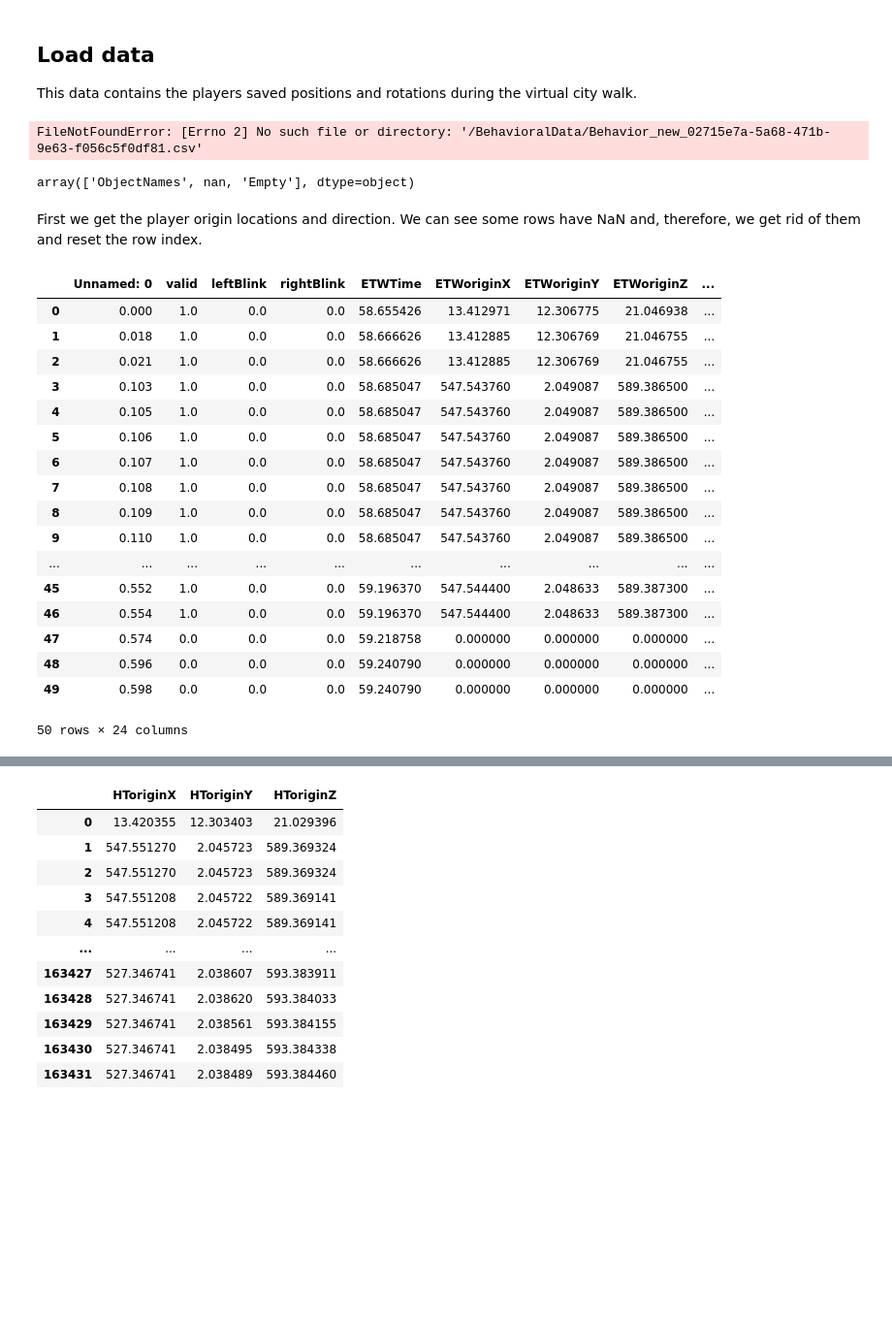
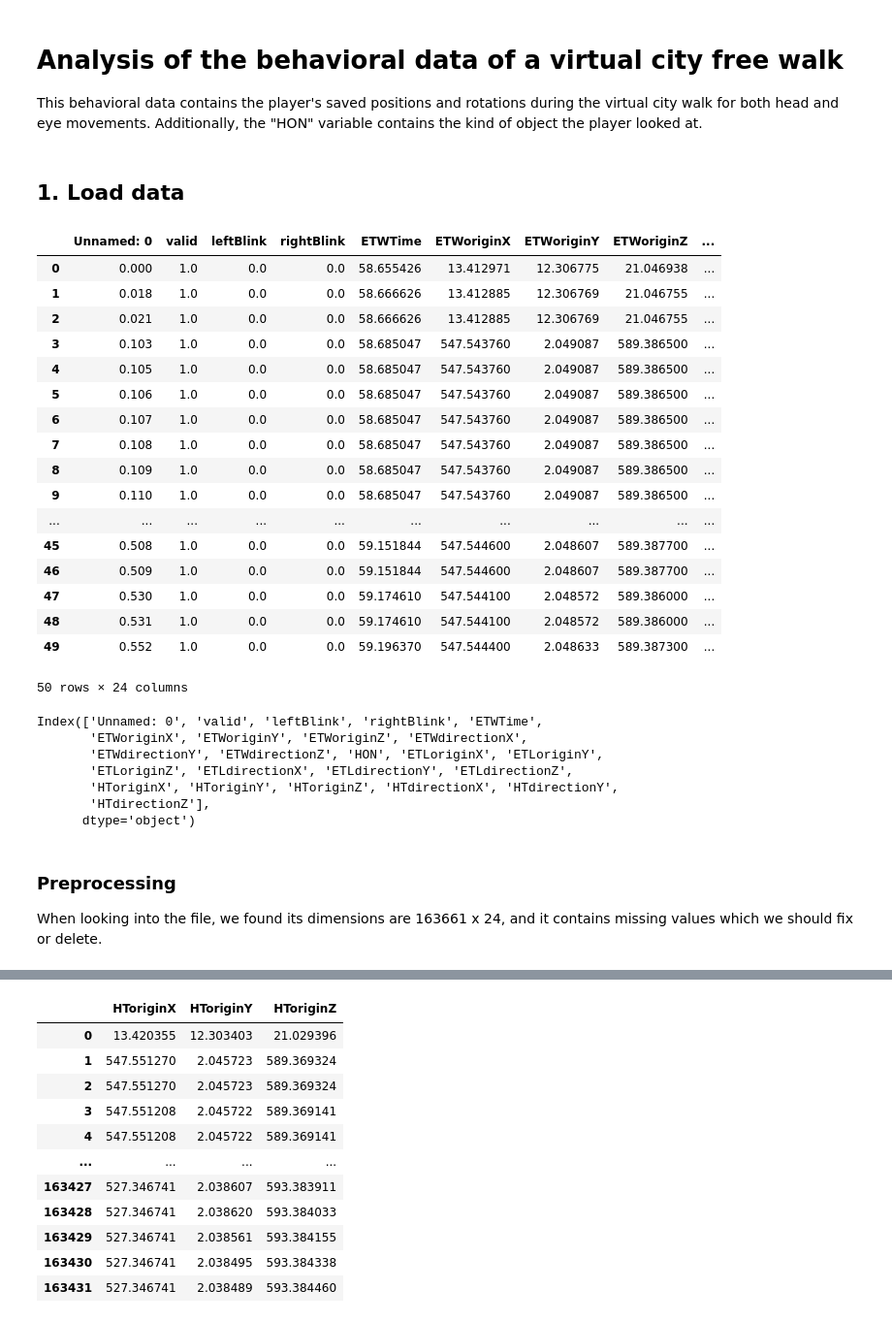
Before and after one commit to JohnMadrid/VillageBehavioralWalk, a Jupyter notebook: positions_filtering.ipynb, the cells around one changed output, grey strips where cells are left out. Shown at 97% size. Cells and saved outputs as stored; diff of their text form; code cells hidden in the pictures; blank space fills up the shorter version.

Commit message:
Behavioral preprocessing

```diff
--- a/positions_filtering.ipynb
+++ b/positions_filtering.ipynb
@@ -1,46 +1,45 @@
 # %% [markdown]
-## Load data
-This data contains the players saved positions and rotations during the virtual city walk.
+# Analysis of the behavioral data of a virtual city free walk
+This behavioral data contains the player's saved positions and rotations during the virtual city walk for both head and eye movements. Additionally, the "HON" variable contains the kind of object the player looked at.
+# %% [markdown]
+## 1. Load data
 # %%
 import pandas as pd
 import matplotlib.pyplot as plt
 import numpy as np
 
-df = pd.read_csv('/BehavioralData/Behavior_new_02715e7a-5a68-471b-9e63-f056c5f0df81.csv')
-# df['valid']
-# df.head(50)
+df = pd.read_csv('BehavioralData/Behavior_new_02715e7a-5a68-471b-9e63-f056c5f0df81.csv')
 
-df.columns
-# df
+df.head(50)
 # %% [output]
+|  | Unnamed: 0 | valid | leftBlink | rightBlink | ETWTime | ETWoriginX | ETWoriginY | ETWoriginZ | ... |
+| 0 | 0.000 | 1.0 | 0.0 | 0.0 | 58.655426 | 13.412971 | 12.306775 | 21.046938 | ... |
+| 1 | 0.018 | 1.0 | 0.0 | 0.0 | 58.666626 | 13.412885 | 12.306769 | 21.046755 | ... |
+| 2 | 0.021 | 1.0 | 0.0 | 0.0 | 58.666626 | 13.412885 | 12.306769 | 21.046755 | ... |
+| 3 | 0.103 | 1.0 | 0.0 | 0.0 | 58.685047 | 547.543760 | 2.049087 | 589.386500 | ... |
+| 4 | 0.105 | 1.0 | 0.0 | 0.0 | 58.685047 | 547.543760 | 2.049087 | 589.386500 | ... |
+| 5 | 0.106 | 1.0 | 0.0 | 0.0 | 58.685047 | 547.543760 | 2.049087 | 589.386500 | ... |
+| 6 | 0.107 | 1.0 | 0.0 | 0.0 | 58.685047 | 547.543760 | 2.049087 | 589.386500 | ... |
+| 7 | 0.108 | 1.0 | 0.0 | 0.0 | 58.685047 | 547.543760 | 2.049087 | 589.386500 | ... |
+| 8 | 0.109 | 1.0 | 0.0 | 0.0 | 58.685047 | 547.543760 | 2.049087 | 589.386500 | ... |
+| 9 | 0.110 | 1.0 | 0.0 | 0.0 | 58.685047 | 547.543760 | 2.049087 | 589.386500 | ... |
+| ... | ... | ... | ... | ... | ... | ... | ... | ... | ... |
+| 45 | 0.508 | 1.0 | 0.0 | 0.0 | 59.151844 | 547.544600 | 2.048607 | 589.387700 | ... |
+| 46 | 0.509 | 1.0 | 0.0 | 0.0 | 59.151844 | 547.544600 | 2.048607 | 589.387700 | ... |
+| 47 | 0.530 | 1.0 | 0.0 | 0.0 | 59.174610 | 547.544100 | 2.048572 | 589.386000 | ... |
+| 48 | 0.531 | 1.0 | 0.0 | 0.0 | 59.174610 | 547.544100 | 2.048572 | 589.386000 | ... |
+| 49 | 0.552 | 1.0 | 0.0 | 0.0 | 59.196370 | 547.544400 | 2.048633 | 589.387300 | ... |
-FileNotFoundError: [Errno 2] No such file or directory: '/BehavioralData/Behavior_new_02715e7a-5a68-471b-9e63-f056c5f0df81.csv'
+50 rows × 24 columns
-# %%
-df["HON"].unique()
-# %% [output]
-array(['ObjectNames', nan, 'Empty'], dtype=object)
-# %% [markdown]
-First we get the player origin locations and direction. We can see some rows have NaN and, therefore, we
-get rid of them and reset the row index.
-# %%
-df_clean = df.dropna().reset_index(drop=True)
-
-df_clean.head(50)
-# %% [output]
-|  | Unnamed: 0 | valid | leftBlink | rightBlink | ETWTime | ETWoriginX | ETWoriginY | ETWoriginZ | ... |
-| 0 | 0.000 | 1.0 | 0.0 | 0.0 | 58.655426 | 13.412971 | 12.306775 | 21.046938 | ... |
-| 1 | 0.018 | 1.0 | 0.0 | 0.0 | 58.666626 | 13.412885 | 12.306769 | 21.046755 | ... |
-| 2 | 0.021 | 1.0 | 0.0 | 0.0 | 58.666626 | 13.412885 | 12.306769 | 21.046755 | ... |
-| 3 | 0.103 | 1.0 | 0.0 | 0.0 | 58.685047 | 547.543760 | 2.049087 | 589.386500 | ... |
-| 4 | 0.105 | 1.0 | 0.0 | 0.0 | 58.685047 | 547.543760 | 2.049087 | 589.386500 | ... |
-| 5 | 0.106 | 1.0 | 0.0 | 0.0 | 58.685047 | 547.543760 | 2.049087 | 589.386500 | ... |
-| 6 | 0.107 | 1.0 | 0.0 | 0.0 | 58.685047 | 547.543760 | 2.049087 | 589.386500 | ... |
-| 7 | 0.108 | 1.0 | 0.0 | 0.0 | 58.685047 | 547.543760 | 2.049087 | 589.386500 | ... |
-| 8 | 0.109 | 1.0 | 0.0 | 0.0 | 58.685047 | 547.543760 | 2.049087 | 589.386500 | ... |
-| 9 | 0.110 | 1.0 | 0.0 | 0.0 | 58.685047 | 547.543760 | 2.049087 | 589.386500 | ... |
-| ... | ... | ... | ... | ... | ... | ... | ... | ... | ... |
-| 45 | 0.552 | 1.0 | 0.0 | 0.0 | 59.196370 | 547.544400 | 2.048633 | 589.387300 | ... |
-| 46 | 0.554 | 1.0 | 0.0 | 0.0 | 59.196370 | 547.544400 | 2.048633 | 589.387300 | ... |
-| 47 | 0.574 | 0.0 | 0.0 | 0.0 | 59.218758 | 0.000000 | 0.000000 | 0.000000 | ... |
-| 48 | 0.596 | 0.0 | 0.0 | 0.0 | 59.240790 | 0.000000 | 0.000000 | 0.000000 | ... |
-| 49 | 0.598 | 0.0 | 0.0 | 0.0 | 59.240790 | 0.000000 | 0.000000 | 0.000000 | ... |
-50 rows × 24 columns
+# %%
+df.columns
+# %% [output]
+Index(['Unnamed: 0', 'valid', 'leftBlink', 'rightBlink', 'ETWTime',
+       'ETWoriginX', 'ETWoriginY', 'ETWoriginZ', 'ETWdirectionX',
+       'ETWdirectionY', 'ETWdirectionZ', 'HON', 'ETLoriginX', 'ETLoriginY',
+       'ETLoriginZ', 'ETLdirectionX', 'ETLdirectionY', 'ETLdirectionZ',
+       'HToriginX', 'HToriginY', 'HToriginZ', 'HTdirectionX', 'HTdirectionY',
+       'HTdirectionZ'],
+      dtype='object')
+# %% [markdown]
+### Preprocessing
+When looking into the file, we found its dimensions are 163661 x 24, and it contains missing values which we should fix or delete.
```
Also changed, not shown: parts of 4 cells of this notebook.
